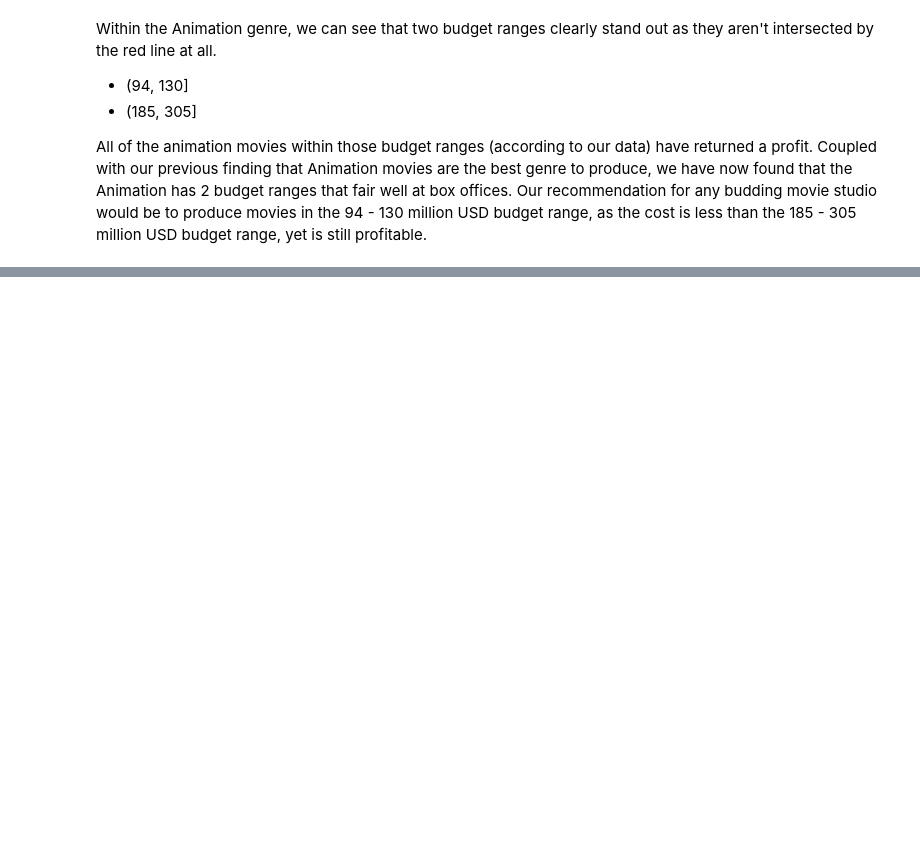
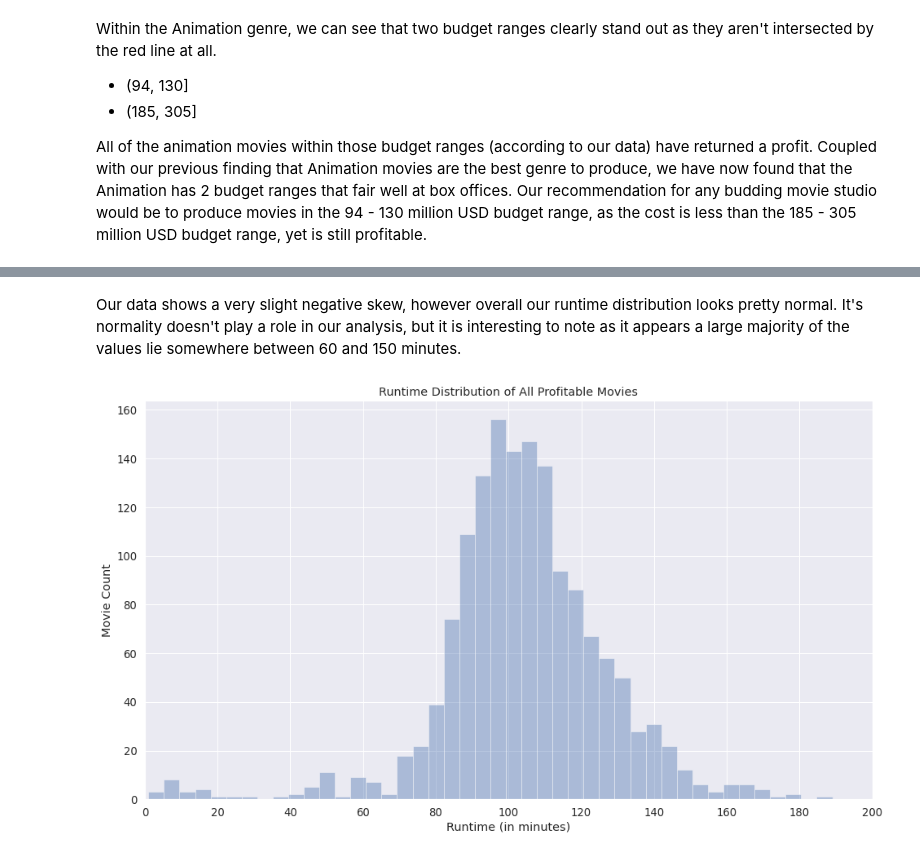
Before and after one commit to Skellet0r/movie-industry, a Jupyter notebook: notebooks/03-eamor-data-exploration.ipynb, the cells around one changed output, grey strips where cells are left out. Cells and saved outputs as stored; diff of their text form; code cells hidden in the pictures; blank space fills up the shorter version.

```diff
--- a/notebooks/03-eamor-data-exploration.ipynb
+++ b/notebooks/03-eamor-data-exploration.ipynb
@@ -218,0 +255,20 @@ All of the animation movies within those budget ranges (according to our data) h
+# %% [markdown]
+Our data shows a very slight negative skew, however overall our runtime distribution looks pretty normal. It's normality doesn't play a role in our analysis, but it is interesting to note as it appears a large majority of the values lie somewhere between 60 and 150 minutes.
+# %%
+# plot runtime of profitable movies
+fig = plt.figure(figsize=(16, 9))
+
+sns.distplot(runtime_df.runtime_minutes[runtime_df.profit_margin > 0], kde=False)
+
+# adjust x axis
+locs = np.linspace(0, 200, 11)
+plt.xticks(ticks=locs, labels=[f"{i:.0f}" for i in locs])
+plt.xlim(0, 200)
+
+# add axis labels
+plt.title("Runtime Distribution of All Profitable Movies")
+plt.xlabel("Runtime (in minutes)")
+plt.ylabel("Movie Count")
+plt.show()
+# %% [output]
+[figure, added]
```
Also changed, not shown: parts of 10 cells of this notebook.
